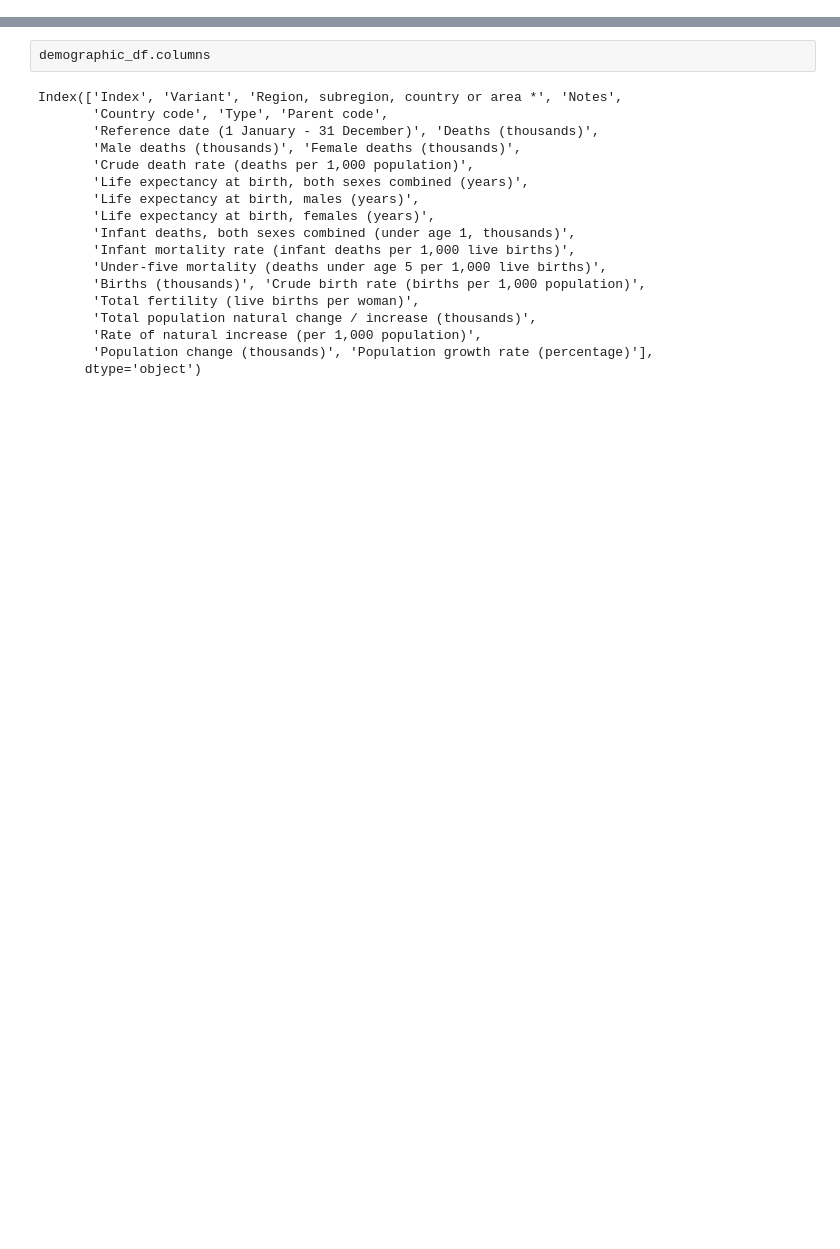
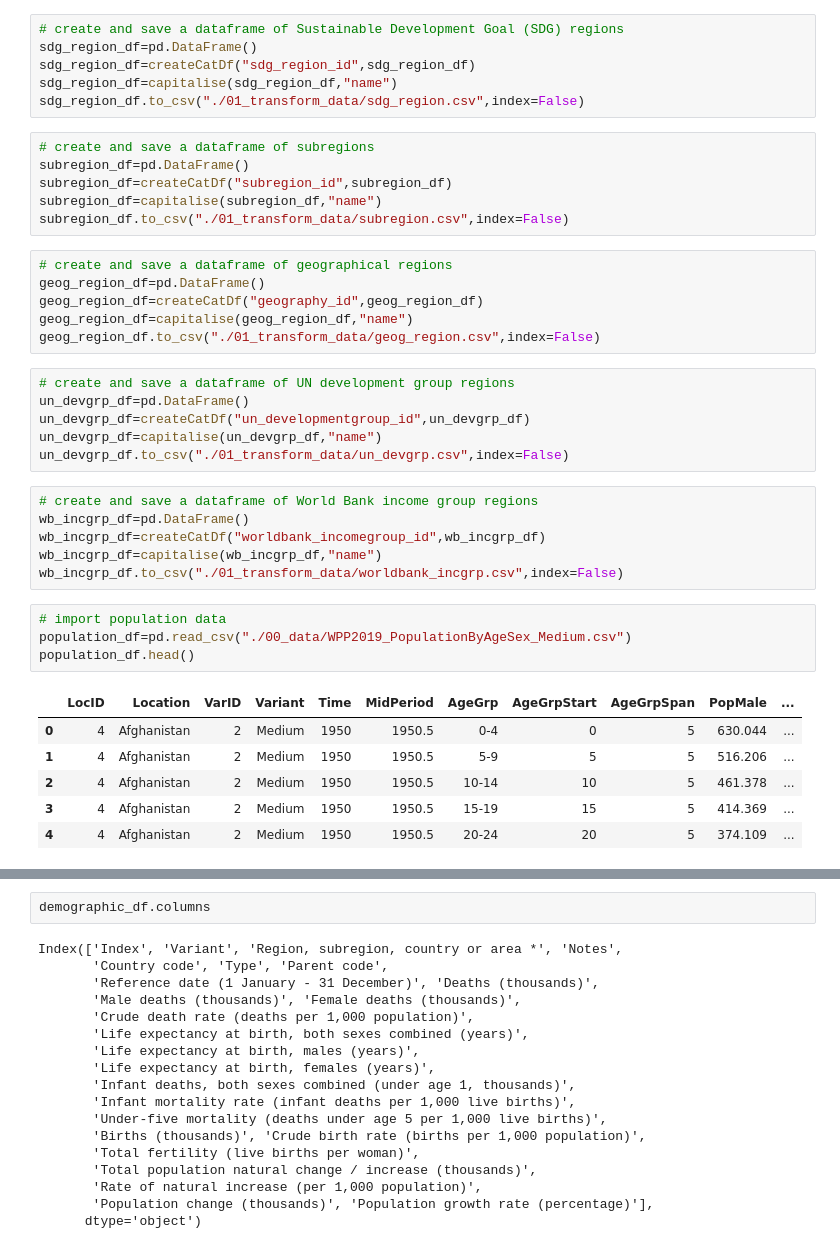
Before and after one commit to YannChye/noPreferenceInCamelCase, a Jupyter notebook: 01_transform_data.ipynb, the cells around one changed output, grey strips where cells are left out. Drawn from its saved outputs; the diff is of its cells as text; blank space fills up the shorter version.

```diff
--- a/01_transform_data.ipynb
+++ b/01_transform_data.ipynb
@@ -177,0 +149,41 @@ for i in demographic_df["Country code"]:
+# %%
+# create and save a dataframe of Sustainable Development Goal (SDG) regions
+sdg_region_df=pd.DataFrame()
+sdg_region_df=createCatDf("sdg_region_id",sdg_region_df)
+sdg_region_df=capitalise(sdg_region_df,"name")
+sdg_region_df.to_csv("./01_transform_data/sdg_region.csv",index=False)
+# %%
+# create and save a dataframe of subregions
+subregion_df=pd.DataFrame()
+subregion_df=createCatDf("subregion_id",subregion_df)
+subregion_df=capitalise(subregion_df,"name")
+subregion_df.to_csv("./01_transform_data/subregion.csv",index=False)
+# %%
+# create and save a dataframe of geographical regions
+geog_region_df=pd.DataFrame()
+geog_region_df=createCatDf("geography_id",geog_region_df)
+geog_region_df=capitalise(geog_region_df,"name")
+geog_region_df.to_csv("./01_transform_data/geog_region.csv",index=False)
+# %%
+# create and save a dataframe of UN development group regions
+un_devgrp_df=pd.DataFrame()
+un_devgrp_df=createCatDf("un_developmentgroup_id",un_devgrp_df)
+un_devgrp_df=capitalise(un_devgrp_df,"name")
+un_devgrp_df.to_csv("./01_transform_data/un_devgrp.csv",index=False)
+# %%
+# create and save a dataframe of World Bank income group regions
+wb_incgrp_df=pd.DataFrame()
+wb_incgrp_df=createCatDf("worldbank_incomegroup_id",wb_incgrp_df)
+wb_incgrp_df=capitalise(wb_incgrp_df,"name")
+wb_incgrp_df.to_csv("./01_transform_data/worldbank_incgrp.csv",index=False)
+# %%
+# import population data
+population_df=pd.read_csv("./00_data/WPP2019_PopulationByAgeSex_Medium.csv")
+population_df.head()
+# %% [output]
+|  | LocID | Location | VarID | Variant | Time | MidPeriod | AgeGrp | AgeGrpStart | AgeGrpSpan | PopMale | ... |
+| 0 | 4 | Afghanistan | 2 | Medium | 1950 | 1950.5 | 0-4 | 0 | 5 | 630.044 | ... |
+| 1 | 4 | Afghanistan | 2 | Medium | 1950 | 1950.5 | 5-9 | 5 | 5 | 516.206 | ... |
+| 2 | 4 | Afghanistan | 2 | Medium | 1950 | 1950.5 | 10-14 | 10 | 5 | 461.378 | ... |
+| 3 | 4 | Afghanistan | 2 | Medium | 1950 | 1950.5 | 15-19 | 15 | 5 | 414.369 | ... |
+| 4 | 4 | Afghanistan | 2 | Medium | 1950 | 1950.5 | 20-24 | 20 | 5 | 374.109 | ... |
```
Also changed, not shown: parts of 36 cells of this notebook, 11 other files.
